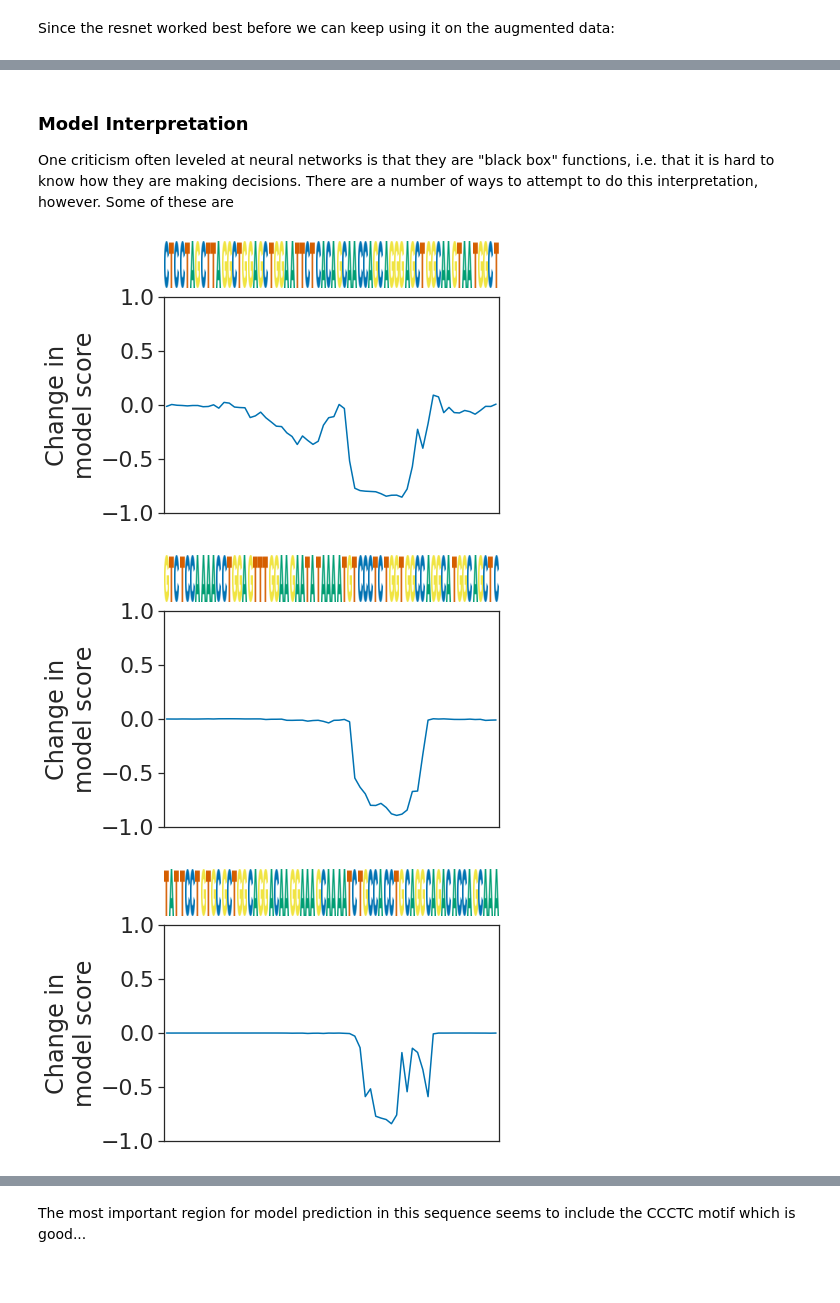
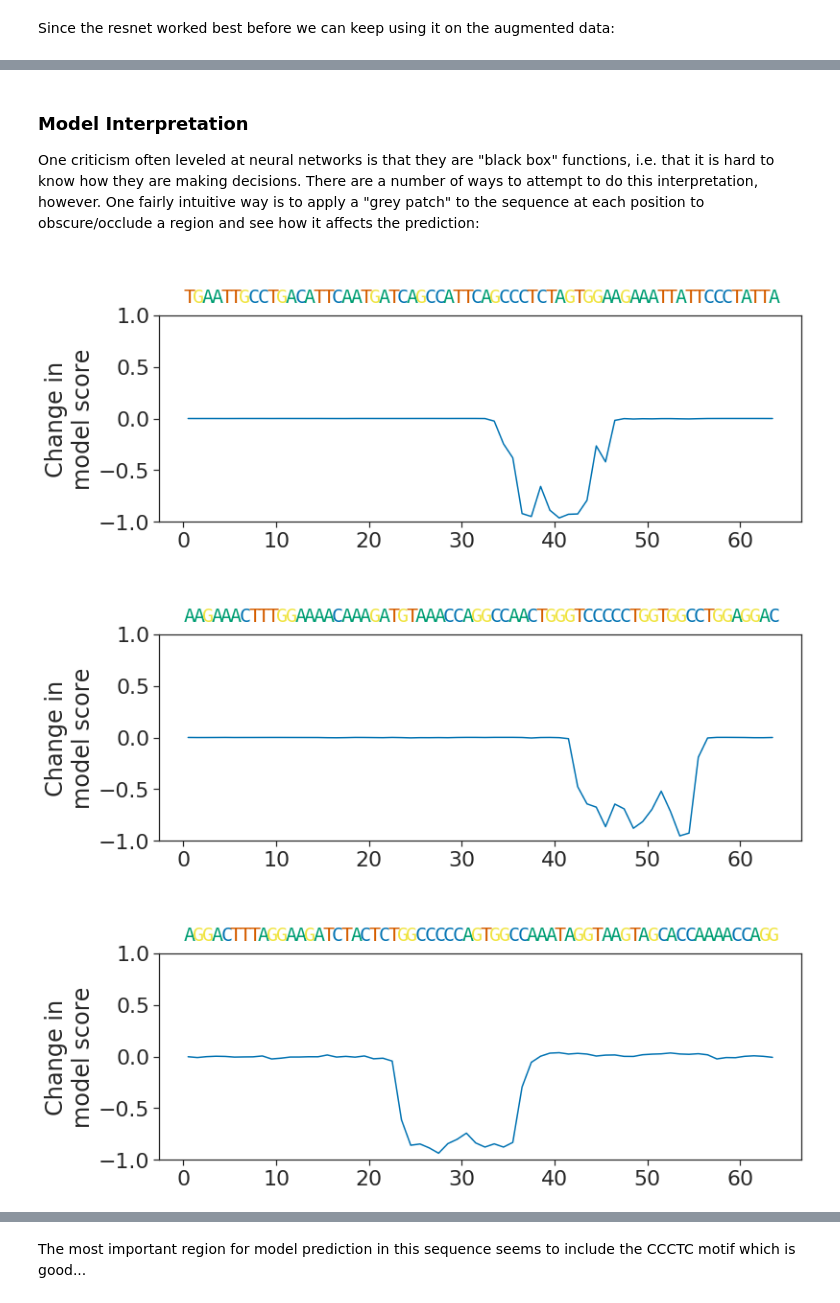
Before and after one commit to bartongroup/MP_keras_tutorial, a Jupyter notebook: notebooks/keras_tutorial.ipynb, the cells around one changed output, grey strips where cells are left out. Cells and saved outputs as stored; diff of their text form; code cells hidden in the pictures.

```diff
--- a/notebooks/keras_tutorial.ipynb
+++ b/notebooks/keras_tutorial.ipynb
@@ -167,10 +102,13 @@ tr '[a-z]' '[A-Z]' > ../data/ctcf_summit_centred_seqs.tsv
 # %%
+# To save people having to download hg19 to extract these sequences, I have already processed them:
+
 positive_training_examples = pd.read_csv(
-    '../data/ctcf_summit_centred_seqs.tsv',
+    'data/ctcf_summit_centred_seqs.tsv',
     sep='\t',
     names=['inv', 'seq']
 )
 positive_training_examples['label'] = 1
+
 positive_training_examples.head()
 # %% [output]
 |  | inv | seq | label |
@@ -915,12 +805,0 @@ training_examples.head()
-# %%
-X_data = np.array([
-    one_hot_sequence(seq) for seq in training_examples.seq
-])
-y_data = training_examples.label.values.astype(np.uint).reshape(-1, 1)
-X_train, X_test, y_train, y_test = train_test_split(X_data, y_data, test_size=0.25)
-X_train_subset, X_val, y_train_subset, y_val = train_test_split(
-    X_train, y_train, shuffle=False, test_size=0.1)
-
-# the test data should only be the central 64 nt long
-X_test = X_test[:, 16:-16, :]
-X_train.shape, X_test.shape
@@ -995,10 +817,11 @@ plt.show()
 # %% [markdown]
 ### Model Interpretation
 
-One criticism often leveled at neural networks is that they are "black box" functions, i.e. that it is hard to know how they are making decisions. There are a number of ways to attempt to do this interpretation, however. Some of these are
+One criticism often leveled at neural networks is that they are "black box" functions, i.e. that it is hard to know how they are making decisions. There are a number of ways to attempt to do this interpretation, however. One fairly intuitive way is to apply a "grey patch" to the sequence at each position to obscure/occlude a region and see how it affects the prediction:
 # %%
 OHE_SEQ = np.array(['A', 'C', 'G', 'T', 'N'])
-
+HEX_PAL = pal.as_hex()
+DNA_PAL = {'A': HEX_PAL[2], 'C': HEX_PAL[0], 'G': HEX_PAL[3], 'T': HEX_PAL[1]}
 
 def decode_ohe(seq_ohe):
     # convert a one hot encoded sequence back to a string
@@ -1032,15 +855,24 @@ def plot_occlusion_importance_map(seq_ohe, model, occ_size=5, axes=None):
     occ = occlusion_importance_map(seq_ohe, model, occ_size)
 
     if axes is None:
-        fig = plt.figure(figsize=(6, 5))
+        fig = plt.figure(figsize=(12, 5))
         seq_ax = plt.subplot2grid(shape=(5, 1), loc=(0, 0))
         occ_ax = plt.subplot2grid(shape=(5, 1), loc=(1, 0), rowspan=4, sharex=seq_ax)
     else:
         seq_ax, occ_ax = axes.ravel()
 
-    draw_logo([seq], ax=seq_ax)
+    for i, nt in enumerate(seq):
+        seq_ax.annotate(
+            s=nt,
+            xy=(i, 0),
+            ha='left',
+            va='bottom',
+            family='monospace',
+            fontsize=20,
+            fontstretch='ultra-condensed',
+            color=DNA_PAL[nt]
+        )
     seq_ax.set_axis_off()
-
     occ_ax.plot(np.arange(len(seq)) + 0.5, occ)
     occ_ax.set_ylabel('Change in\nmodel score')
     occ_ax.set_ylim(-1, 1)
@@ -1048,13 +880,13 @@ def plot_occlusion_importance_map(seq_ohe, model, occ_size=5, axes=None):
 # %%
 i = 0
 j = 0
 while j != 4:
-    if y_test[i] == 1:
+    if y_test[i] == 1 and resnet.predict(X_test[i].reshape(1, 64, 4))[0][0] > 0.9:
         plot_occlusion_importance_map(X_test[i], resnet)
         plt.show()
         j += 1
     i += 1
 # %% [output]
-[figure, old version]
+[figure, new version]
-[figure, old version]
+[figure, new version]
-[figure, old version]
+[figure, new version]
```
Also changed, not shown: parts of 40 cells of this notebook, 4 other files.
